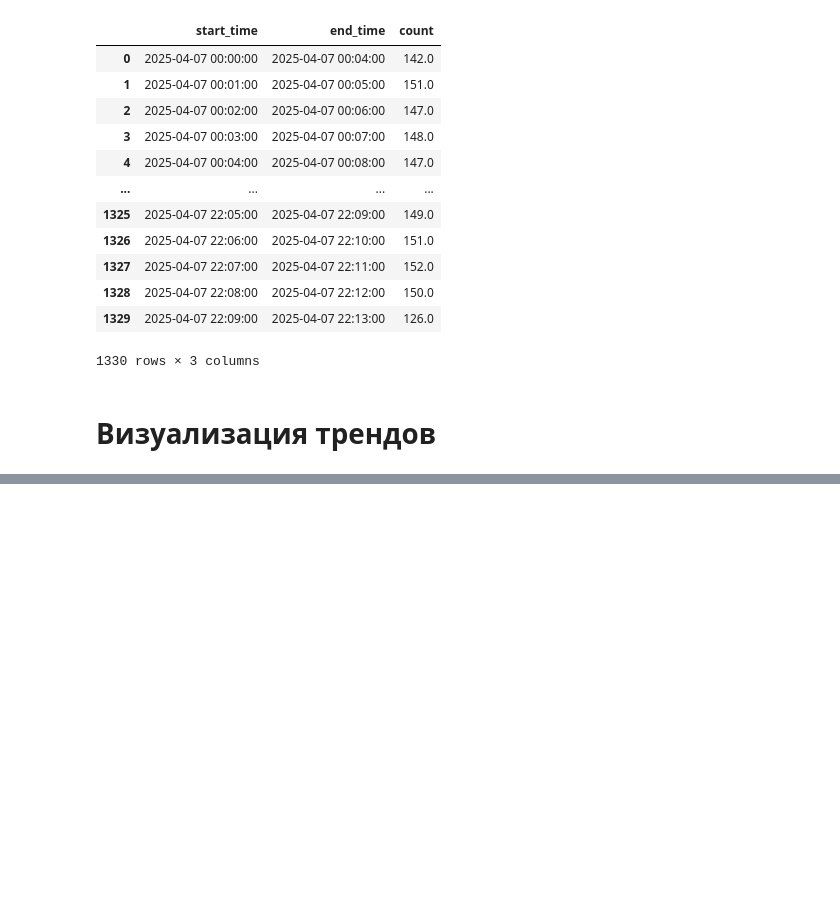
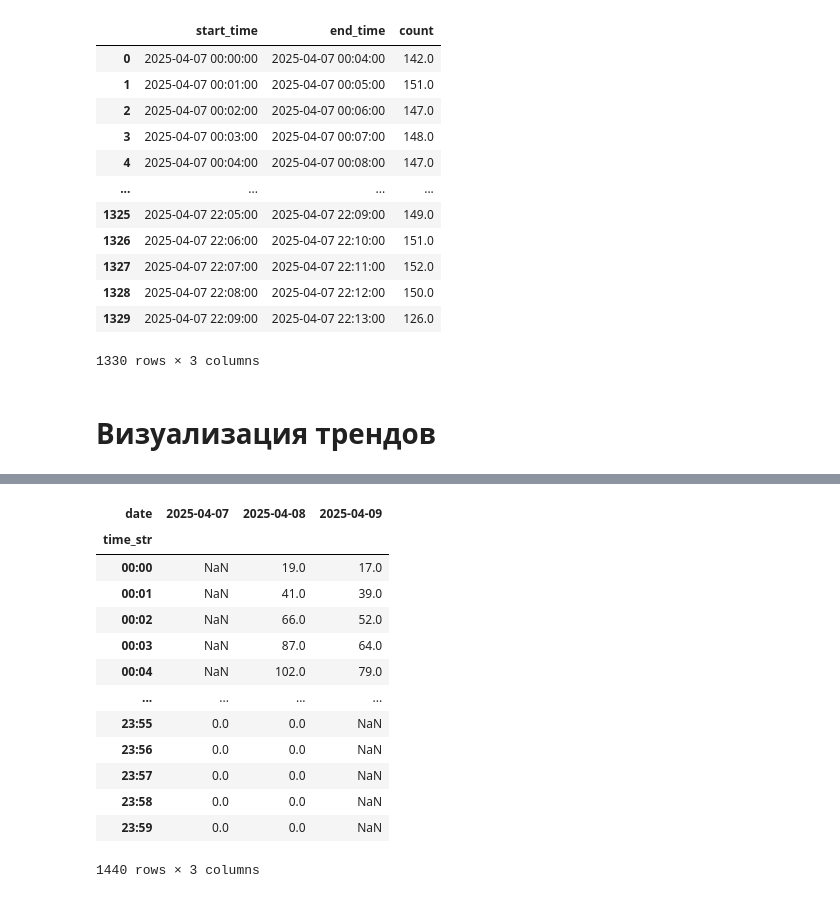
Before and after one commit to Sammik87/Miscellaneous, a Jupyter notebook: Анализ_событий_CA.ipynb, the cells around one changed output, grey strips where cells are left out. Drawn from its saved outputs; the diff is of its cells as text; code cells hidden in the pictures; blank space fills up the shorter version.

```diff
--- a/Анализ_событий_CA.ipynb
+++ b/Анализ_событий_CA.ipynb
@@ -1841,3 +1870,20 @@ plt.show()
+# %%
+pivot_df
+# %% [output]
+| date | 2025-04-07 | 2025-04-08 | 2025-04-09 |
+| time_str |  |  |  |
+| 00:00 | NaN | 19.0 | 17.0 |
+| 00:01 | NaN | 41.0 | 39.0 |
+| 00:02 | NaN | 66.0 | 52.0 |
+| 00:03 | NaN | 87.0 | 64.0 |
+| 00:04 | NaN | 102.0 | 79.0 |
+| ... | ... | ... | ... |
+| 23:55 | 0.0 | 0.0 | NaN |
+| 23:56 | 0.0 | 0.0 | NaN |
+| 23:57 | 0.0 | 0.0 | NaN |
+| 23:58 | 0.0 | 0.0 | NaN |
+| 23:59 | 0.0 | 0.0 | NaN |
+1440 rows × 3 columns
 # %%
 import pandas as pd
 import matplotlib.pyplot as plt
```
Also changed, not shown: parts of 4 cells of this notebook.
